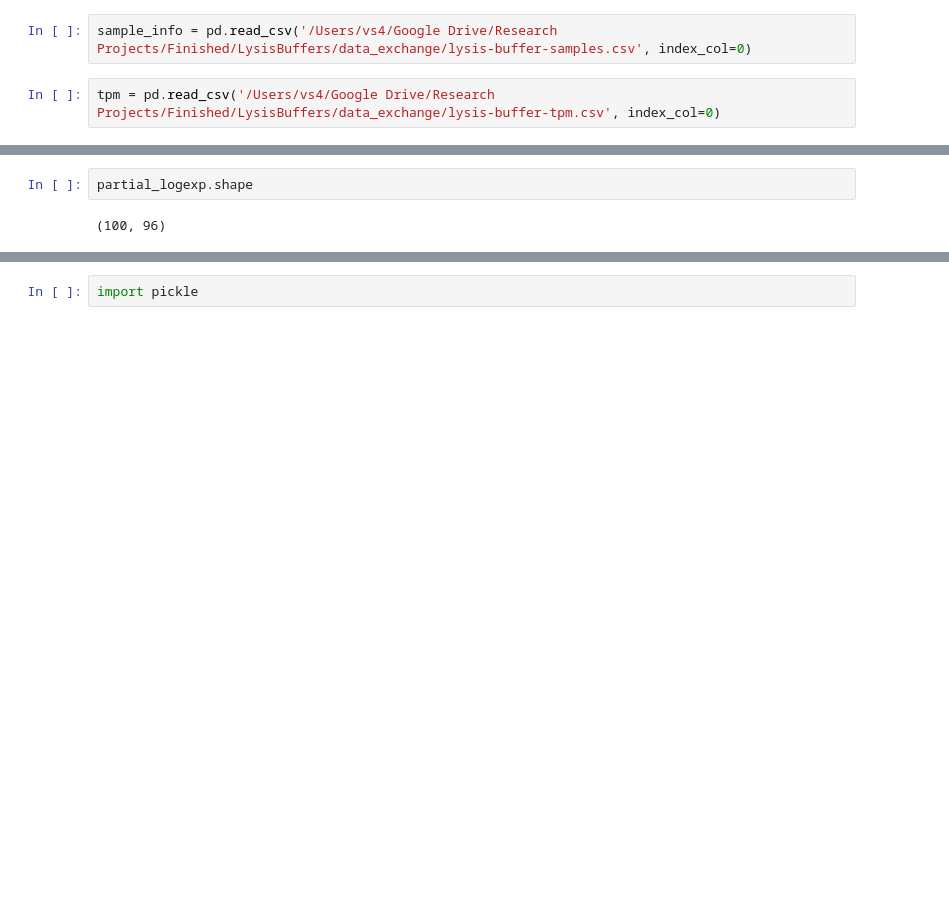
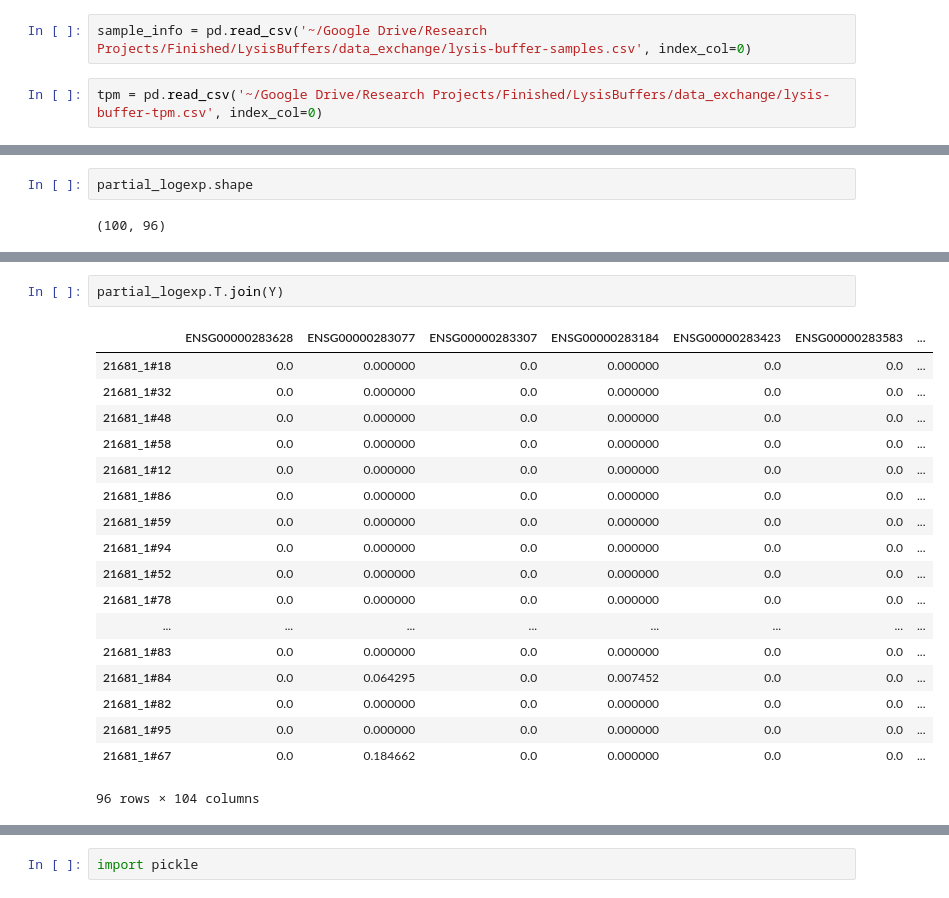
Before and after one commit to Teichlab/RCA, a Jupyter notebook: ARD-MLLR.ipynb, the cells around one changed output, grey strips where cells are left out. Cells and saved outputs as stored; diff of their text form; blank space fills up the shorter version.

```diff
--- a/ARD-MLLR.ipynb
+++ b/ARD-MLLR.ipynb
@@ -4,9 +4,9 @@ import pandas as pd
 # %% [output]
 Populating the interactive namespace from numpy and matplotlib
 # %%
-sample_info = pd.read_csv('/Users/vs4/Google Drive/Research Projects/Finished/LysisBuffers/data_exchange/lysis-buffer-samples.csv', index_col=0)
+sample_info = pd.read_csv('~/Google Drive/Research Projects/Finished/LysisBuffers/data_exchange/lysis-buffer-samples.csv', index_col=0)
 # %%
-tpm = pd.read_csv('/Users/vs4/Google Drive/Research Projects/Finished/LysisBuffers/data_exchange/lysis-buffer-tpm.csv', index_col=0)
+tpm = pd.read_csv('~/Google Drive/Research Projects/Finished/LysisBuffers/data_exchange/lysis-buffer-tpm.csv', index_col=0)
 # %%
 logexp = np.log10(tpm + 1)
 logexp = logexp[sample_info.index]
@@ -43,0 +86,21 @@ partial_logexp.shape
+# %%
+partial_logexp.T.join(Y)
+# %% [output]
+|  | ENSG00000283628 | ENSG00000283077 | ENSG00000283307 | ENSG00000283184 | ENSG00000283423 | ENSG00000283583 | ... |
+| 21681_1#18 | 0.0 | 0.000000 | 0.0 | 0.000000 | 0.0 | 0.0 | ... |
+| 21681_1#32 | 0.0 | 0.000000 | 0.0 | 0.000000 | 0.0 | 0.0 | ... |
+| 21681_1#48 | 0.0 | 0.000000 | 0.0 | 0.000000 | 0.0 | 0.0 | ... |
+| 21681_1#58 | 0.0 | 0.000000 | 0.0 | 0.000000 | 0.0 | 0.0 | ... |
+| 21681_1#12 | 0.0 | 0.000000 | 0.0 | 0.000000 | 0.0 | 0.0 | ... |
+| 21681_1#86 | 0.0 | 0.000000 | 0.0 | 0.000000 | 0.0 | 0.0 | ... |
+| 21681_1#59 | 0.0 | 0.000000 | 0.0 | 0.000000 | 0.0 | 0.0 | ... |
+| 21681_1#94 | 0.0 | 0.000000 | 0.0 | 0.000000 | 0.0 | 0.0 | ... |
+| 21681_1#52 | 0.0 | 0.000000 | 0.0 | 0.000000 | 0.0 | 0.0 | ... |
+| 21681_1#78 | 0.0 | 0.000000 | 0.0 | 0.000000 | 0.0 | 0.0 | ... |
+| ... | ... | ... | ... | ... | ... | ... | ... |
+| 21681_1#83 | 0.0 | 0.000000 | 0.0 | 0.000000 | 0.0 | 0.0 | ... |
+| 21681_1#84 | 0.0 | 0.064295 | 0.0 | 0.007452 | 0.0 | 0.0 | ... |
+| 21681_1#82 | 0.0 | 0.000000 | 0.0 | 0.000000 | 0.0 | 0.0 | ... |
+| 21681_1#95 | 0.0 | 0.000000 | 0.0 | 0.000000 | 0.0 | 0.0 | ... |
+| 21681_1#67 | 0.0 | 0.184662 | 0.0 | 0.000000 | 0.0 | 0.0 | ... |
+96 rows × 104 columns
```
Also changed, not shown: parts of 24 cells of this notebook, 1 other file.
